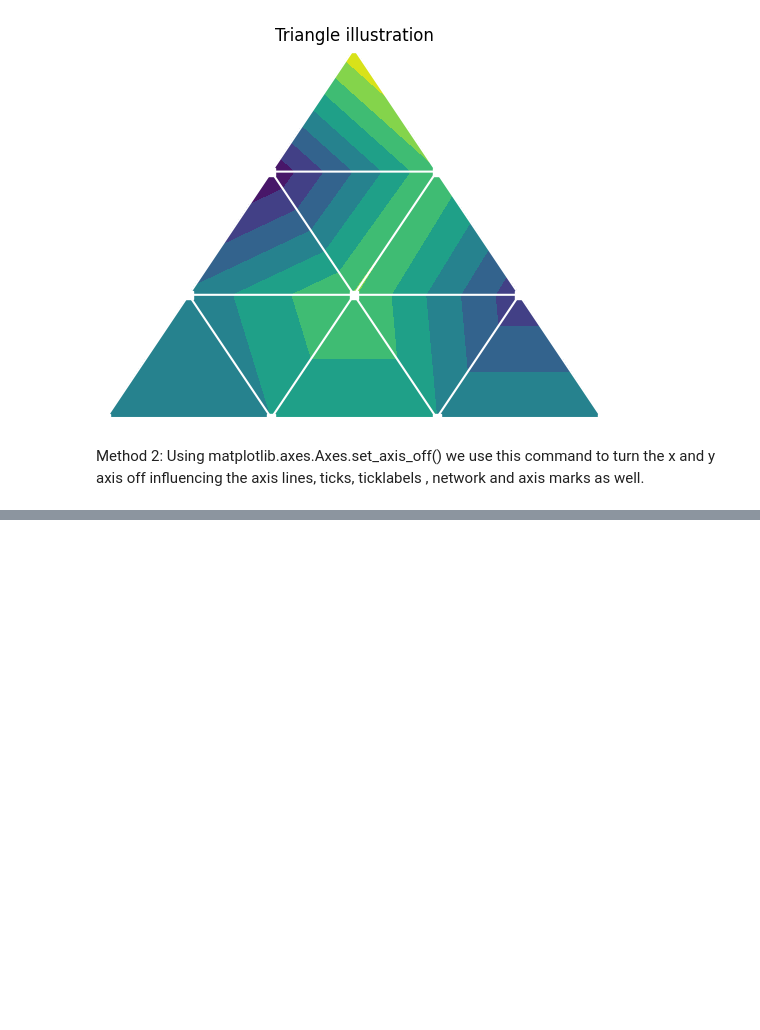
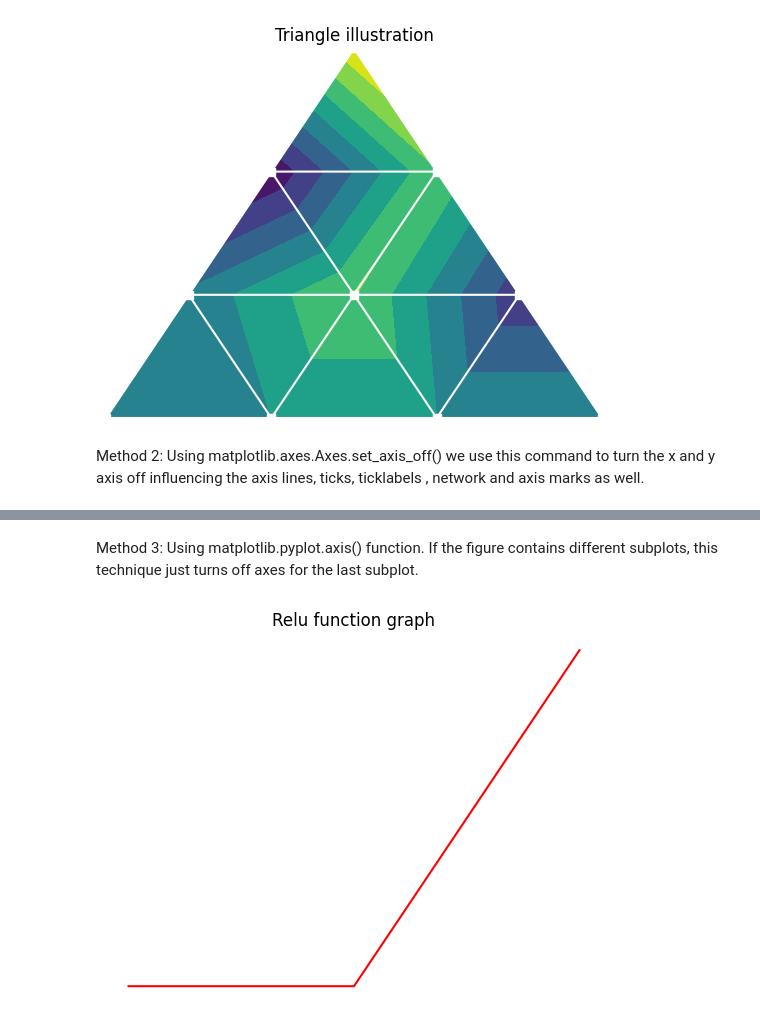
Before and after one commit to PrashantChoudhary13579/python, a Jupyter notebook: matplotlib/matplotlib3.ipynb, the cells around one changed output, grey strips where cells are left out. Saved outputs shown, nothing was run; the diff lists cells and outputs as text; code cells hidden in the pictures; blank space fills up the shorter version.

```diff
--- a/matplotlib/matplotlib3.ipynb
+++ b/matplotlib/matplotlib3.ipynb
@@ -104,0 +107,21 @@ plt.show()
+# %% [markdown]
+Method 3: Using matplotlib.pyplot.axis() function. If the figure contains different subplots, this technique just turns off axes for the last subplot.
+# %%
+import  matplotlib.pyplot as plt
+
+x = [-5,-4,-3,-2,-1,0,1,2,3,4,5]
+y = []
+
+for i in range(len(x)):
+    y.append(max(0,x[i]))
+
+# Depicting the visualization
+ax = plt.plot(x,y,color="red")
+
+# turning off the plot
+plt.axis("off")
+
+plt.title("Relu function graph")
+plt.show()
+# %% [output]
+[figure, added]
```
Also changed, not shown: parts of 1 cell of this notebook, 1 other file.
